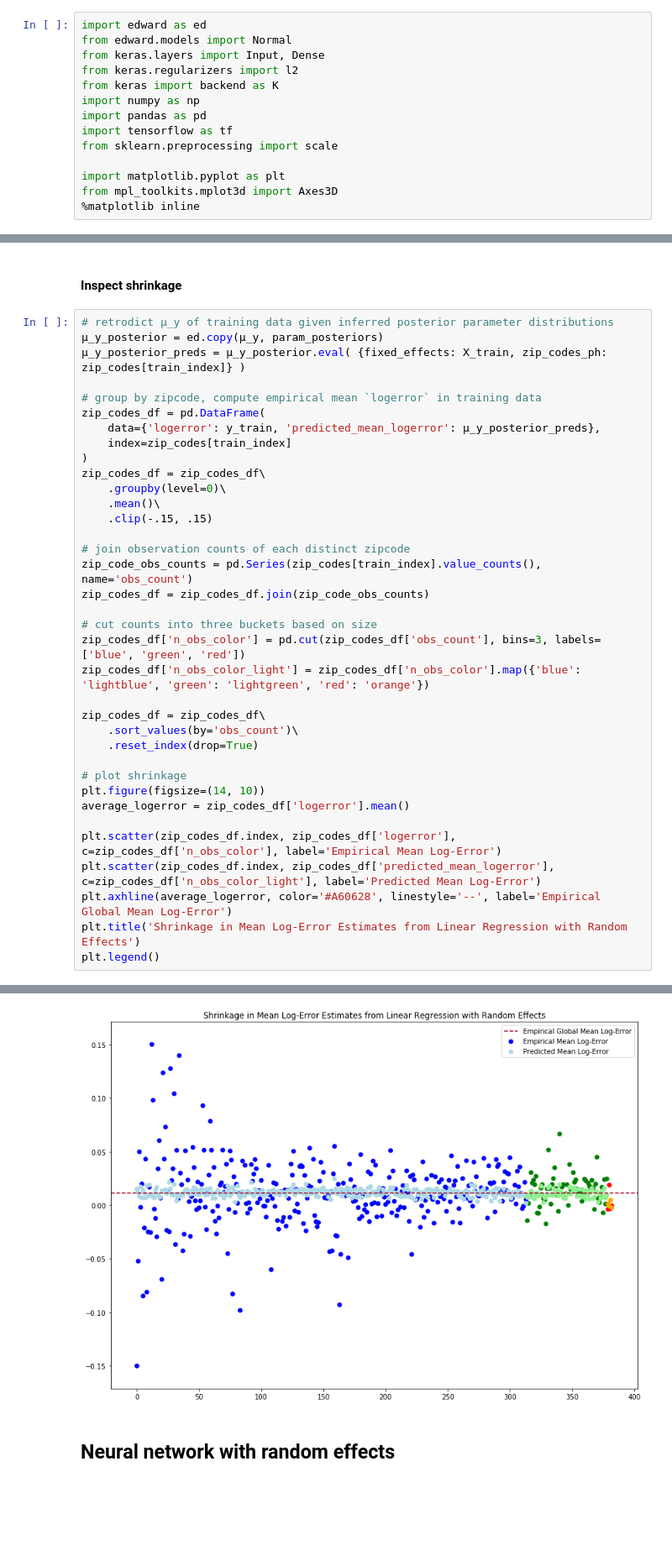
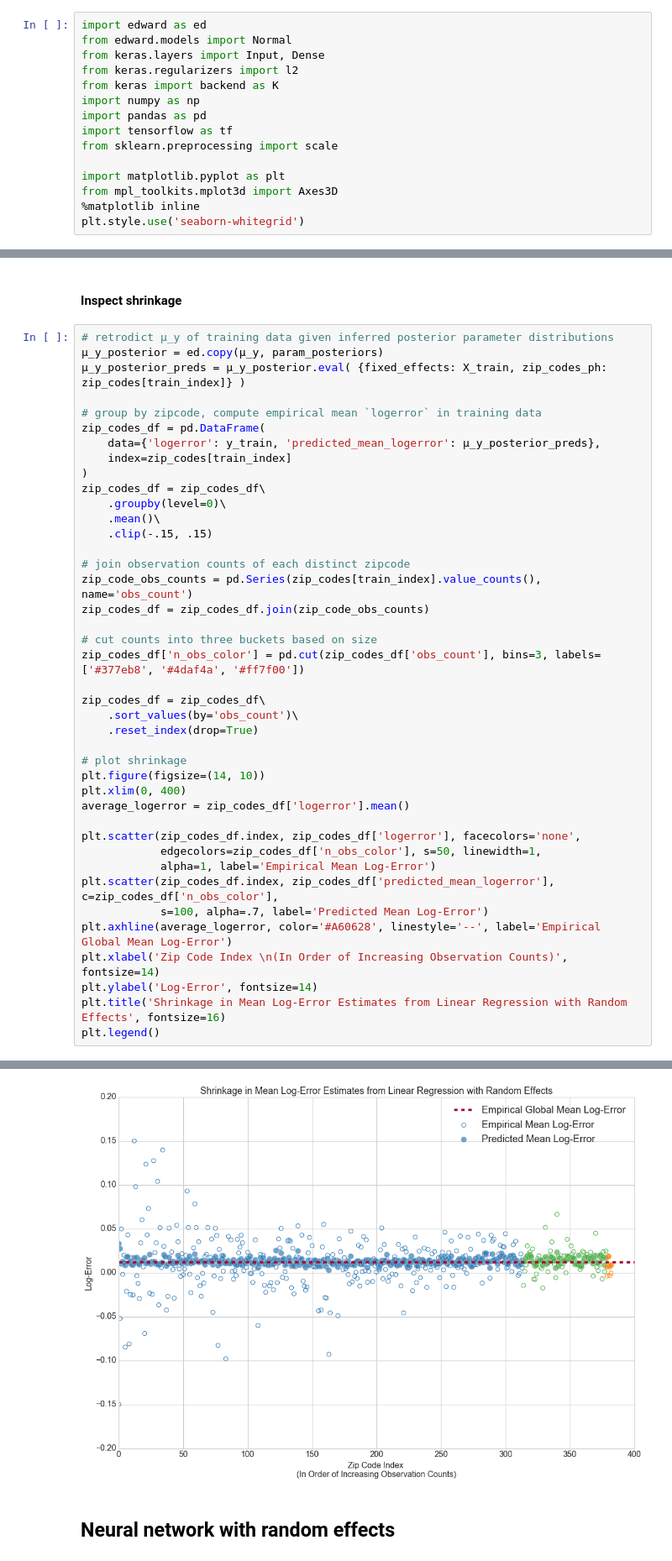
Before and after one commit to cavaunpeu/random-effects-neural-networks, a Jupyter notebook: zillow.ipynb, the cells around one changed output, grey strips where cells are left out. Shown at 84% size. Drawn from its saved outputs; the diff is of its cells as text; blank space fills up the shorter version.

```diff
--- a/zillow.ipynb
+++ b/zillow.ipynb
@@ -31,6 +31,7 @@ from sklearn.preprocessing import scale
 import matplotlib.pyplot as plt
 from mpl_toolkits.mplot3d import Axes3D
 %matplotlib inline
+plt.style.use('seaborn-whitegrid')
 # %%
 sess = ed.get_session()
 K.set_session(sess)
@@ -392,39 +398,44 @@ plot_residuals(y_posterior, X_val_feed_dict, title='Linear Regression with Rando
 μ_y_posterior_preds = μ_y_posterior.eval( {fixed_effects: X_train, zip_codes_ph: zip_codes[train_index]} )
 
 # group by zipcode, compute empirical mean `logerror` in training data
 zip_codes_df = pd.DataFrame(
     data={'logerror': y_train, 'predicted_mean_logerror': μ_y_posterior_preds},
     index=zip_codes[train_index]
 )
 zip_codes_df = zip_codes_df\
     .groupby(level=0)\
     .mean()\
     .clip(-.15, .15)
 
 # join observation counts of each distinct zipcode
 zip_code_obs_counts = pd.Series(zip_codes[train_index].value_counts(), name='obs_count')
 zip_codes_df = zip_codes_df.join(zip_code_obs_counts)
 
 # cut counts into three buckets based on size
-zip_codes_df['n_obs_color'] = pd.cut(zip_codes_df['obs_count'], bins=3, labels=['blue', 'green', 'red'])
-zip_codes_df['n_obs_color_light'] = zip_codes_df['n_obs_color'].map({'blue': 'lightblue', 'green': 'lightgreen', 'red': 'orange'})
+zip_codes_df['n_obs_color'] = pd.cut(zip_codes_df['obs_count'], bins=3, labels=['#377eb8', '#4daf4a', '#ff7f00'])
 
 zip_codes_df = zip_codes_df\
     .sort_values(by='obs_count')\
     .reset_index(drop=True)
 
 # plot shrinkage
 plt.figure(figsize=(14, 10))
+plt.xlim(0, 400)
 average_logerror = zip_codes_df['logerror'].mean()
 
-plt.scatter(zip_codes_df.index, zip_codes_df['logerror'], c=zip_codes_df['n_obs_color'], label='Empirical Mean Log-Error')
-plt.scatter(zip_codes_df.index, zip_codes_df['predicted_mean_logerror'], c=zip_codes_df['n_obs_color_light'], label='Predicted Mean Log-Error')
+plt.scatter(zip_codes_df.index, zip_codes_df['logerror'], facecolors='none',
+            edgecolors=zip_codes_df['n_obs_color'], s=50, linewidth=1,
+            alpha=1, label='Empirical Mean Log-Error')
+plt.scatter(zip_codes_df.index, zip_codes_df['predicted_mean_logerror'], c=zip_codes_df['n_obs_color'],
+            s=100, alpha=.7, label='Predicted Mean Log-Error')
 plt.axhline(average_logerror, color='#A60628', linestyle='--', label='Empirical Global Mean Log-Error')
-plt.title('Shrinkage in Mean Log-Error Estimates from Linear Regression with Random Effects')
+plt.xlabel('Zip Code Index \n(In Order of Increasing Observation Counts)', fontsize=14)
+plt.ylabel('Log-Error', fontsize=14)
+plt.title('Shrinkage in Mean Log-Error Estimates from Linear Regression with Random Effects', fontsize=16)
 plt.legend()
 # %% [output]
 <matplotlib.legend.Legend at 0x...>
-[figure, old version]
+[figure, new version]
 # %% [markdown]
 ## Neural network with random effects
 # %% [markdown]
```
Also changed, not shown: parts of 5 cells of this notebook.
